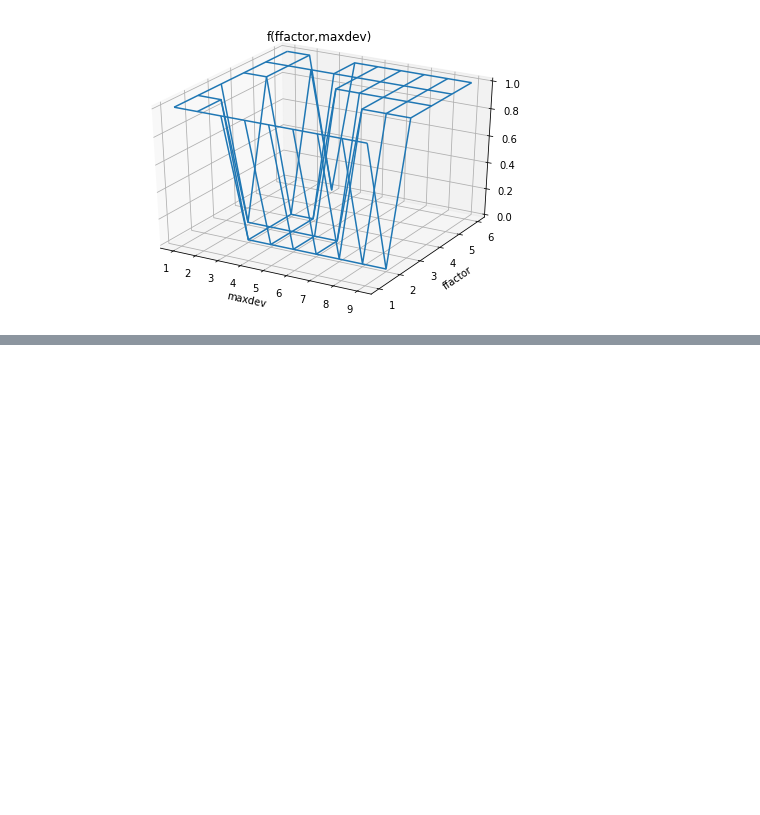
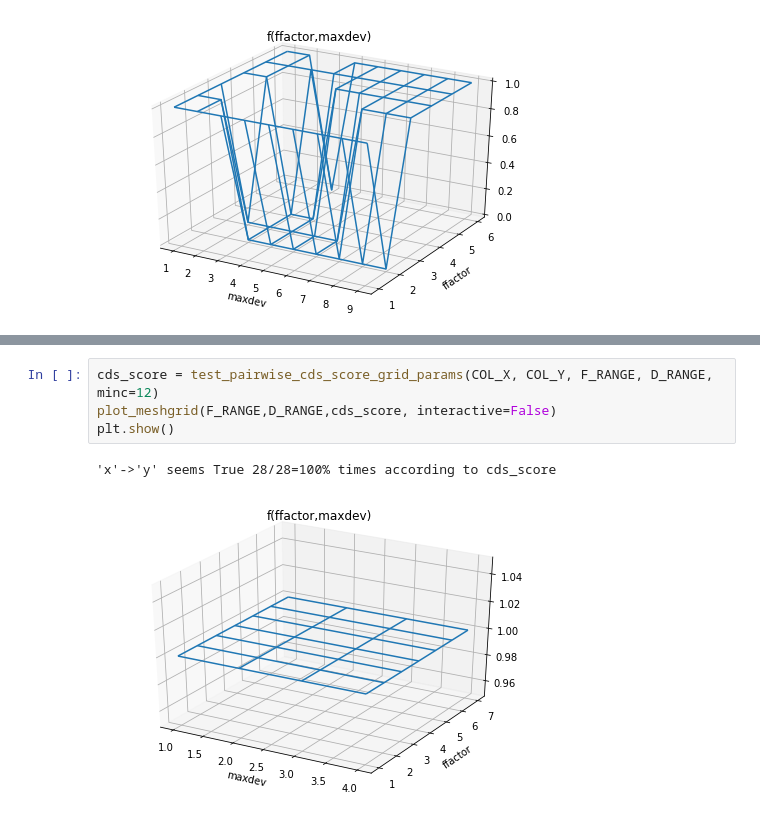
Before and after one commit to muoten/causal-discovery-playground, a Jupyter notebook: automatic_pairwise_causal_discovery_via_cds.ipynb, the cells around one changed output, grey strips where cells are left out. Cells and saved outputs as stored; diff of their text form; blank space fills up the shorter version.

```diff
--- a/automatic_pairwise_causal_discovery_via_cds.ipynb
+++ b/automatic_pairwise_causal_discovery_via_cds.ipynb
@@ -345,0 +447,7 @@ plot_meshgrid(F_RANGE,D_RANGE,cds_score)
+# %%
+cds_score = test_pairwise_cds_score_grid_params(COL_X, COL_Y, F_RANGE, D_RANGE, minc=12)
+plot_meshgrid(F_RANGE,D_RANGE,cds_score, interactive=False)
+plt.show()
+# %% [output]
+'x'->'y' seems True 28/28=100% times according to cds_score
+[figure, added]
```
Also changed, not shown: parts of 22 cells of this notebook.
